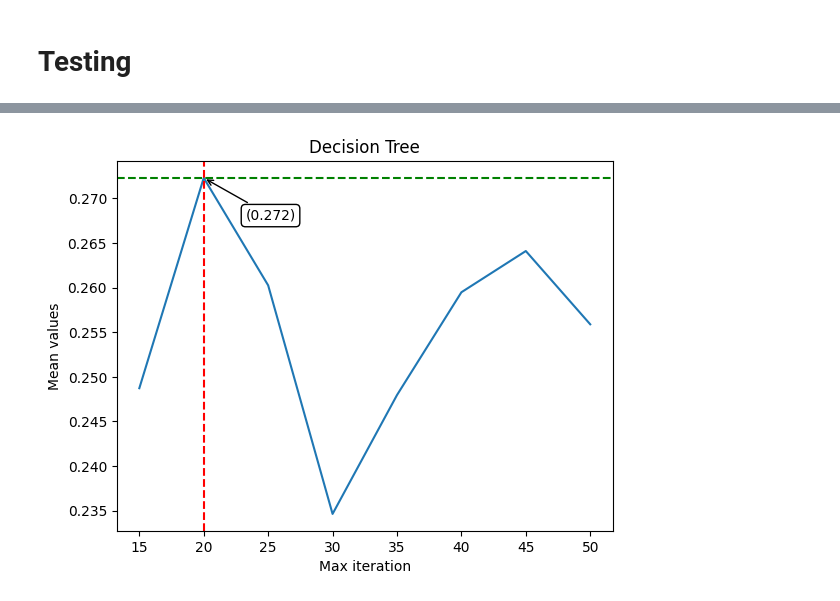
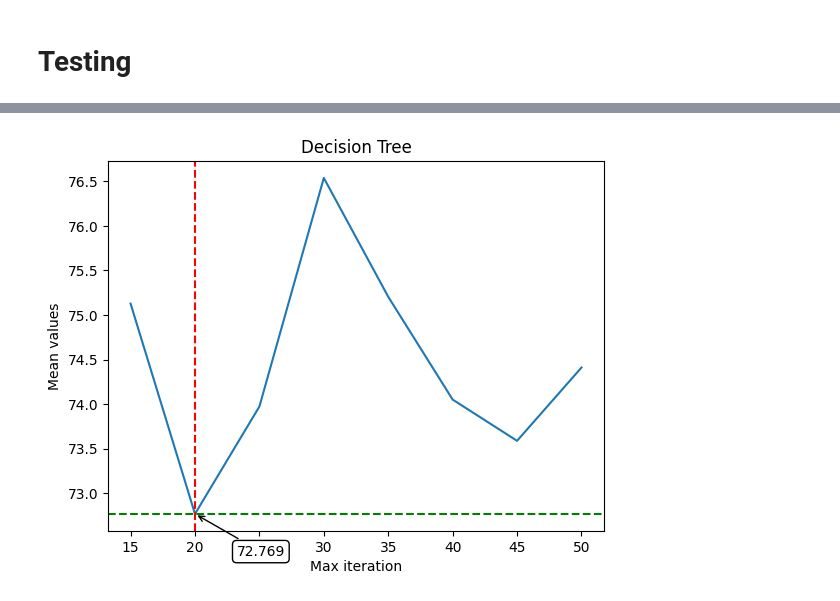
Before and after one commit to erirosv/Master-Thesis, a Jupyter notebook: modelling/sensitivity/sensitivity_stall_limit.ipynb, the cells around one changed output, grey strips where cells are left out. Cells and saved outputs as stored; diff of their text form; code cells hidden in the pictures.

Commit message:
redoing plot with better procentage values

```diff
--- a/modelling/sensitivity/sensitivity_stall_limit.ipynb
+++ b/modelling/sensitivity/sensitivity_stall_limit.ipynb
@@ -79,5 +79,8 @@ df_8_DT = df_8.loc[df_8['_wrapper'] == 'DT', 'cv_SPFSR']
 df_8_KNN = df_8.loc[df_8['_wrapper'] == 'KNN', 'cv_SPFSR']
 df_8_NB = df_8.loc[df_8['_wrapper'] == 'NB', 'cv_SPFSR']
 df_8_SVM = df_8.loc[df_8['_wrapper'] == 'SVM', 'cv_SPFSR']
+# %%
+def convert_to_accuracy_percentages(x):
+    return (100*(1-x))
 # %%
 df_DT_mean = []
@@ -228,26 +396,26 @@ plt.show()
 # %%
 plt.plot(df_KNN_mean)
 plt.xticks(range(len(df_KNN_mean)), x_labels)
 plt.xlabel('Max iteration')
 plt.ylabel('Mean values')
 plt.title('Decision Tree')
 
 #plt.grid(True, linestyle='--')  # Add gridlines with dotted lines
 
 # Add dotted lines from specific x and y coordinates
 x_point = 1  # x-coordinate
 y_point = df_KNN_mean[1]  # y-coordinate
 
 plt.axvline(x=x_point, color='r', linestyle='--')
 plt.axhline(y=y_point, color='g', linestyle='--')
 
 # Add annotation with a box and arrow
-plt.annotate(f'({y_point:.3f})',
+plt.annotate(f'{y_point:.3f}',
              xy=(x_point, y_point), xycoords='data',
              xytext=(30, -30), textcoords='offset points',
              arrowprops=dict(arrowstyle="->", lw=1),
              bbox=dict(boxstyle="round,pad=0.3", fc="white", ec="black", lw=1))
 
 plt.show()
 # %% [output]
-[figure, old version]
+[figure, new version]
```
Also changed, not shown: parts of 22 cells of this notebook, 1 other file.
